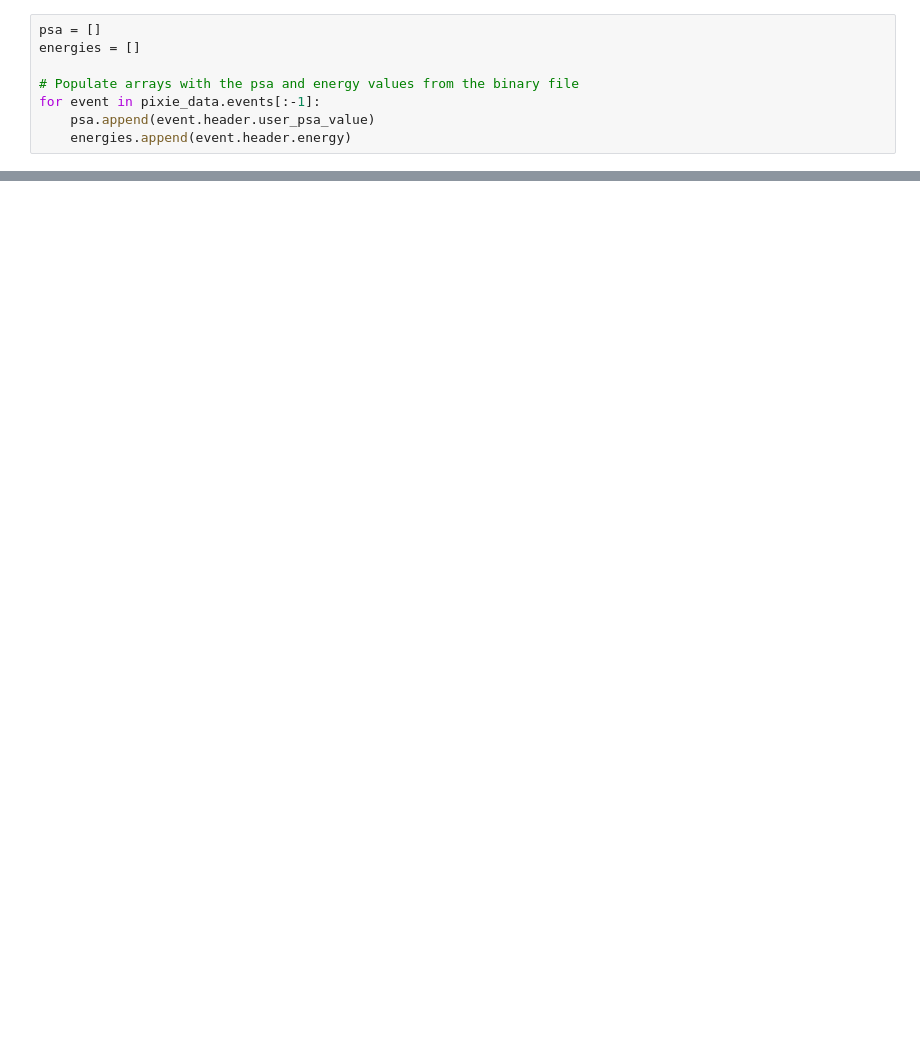
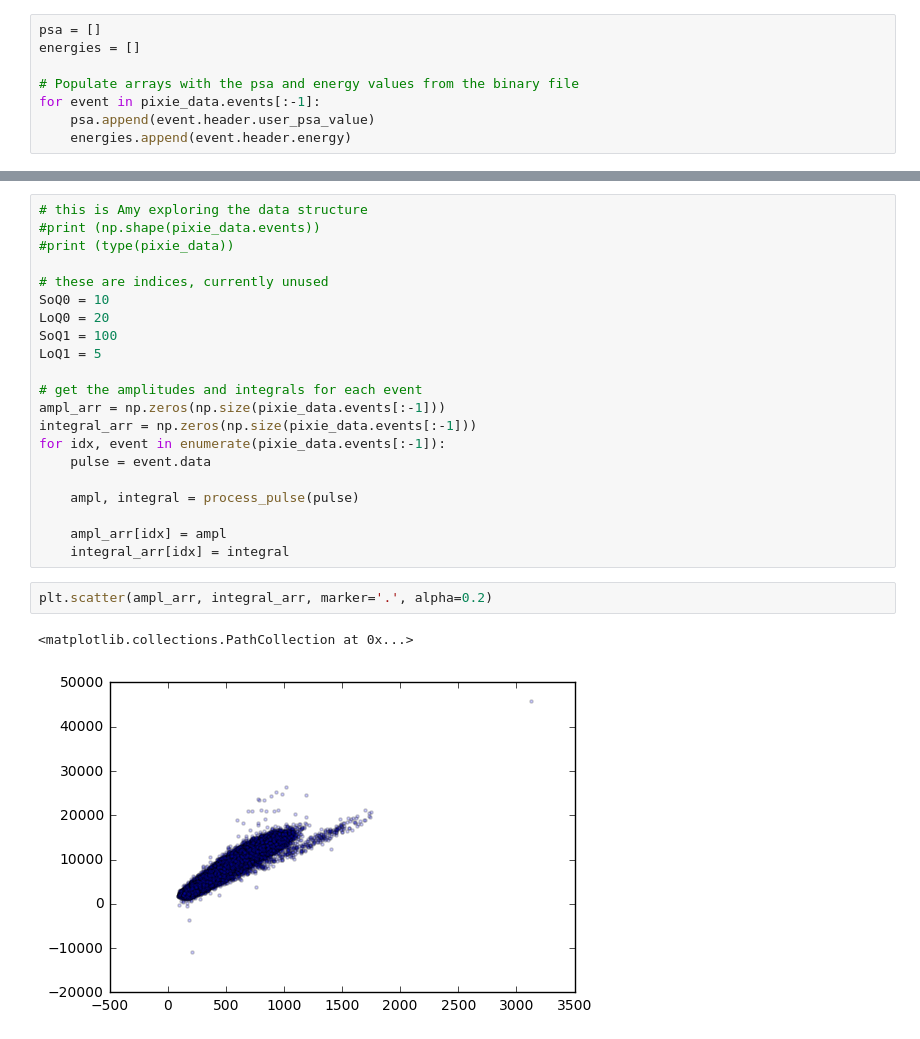
Before and after one commit to det-lab/xia, a Jupyter notebook: src/xia_analysis.ipynb, the cells around one changed output, grey strips where cells are left out. Drawn from its saved outputs; the diff is of its cells as text; blank space fills up the shorter version.

Commit message:
add some additional pulse analysis to xia_analysis.ipynb

```diff
--- a/src/xia_analysis.ipynb
+++ b/src/xia_analysis.ipynb
@@ -50,0 +100,26 @@ Event Number: 40279
+# %%
+# this is Amy exploring the data structure
+#print (np.shape(pixie_data.events))
+#print (type(pixie_data))
+
+# these are indices, currently unused
+SoQ0 = 10
+LoQ0 = 20
+SoQ1 = 100
+LoQ1 = 5
+
+# get the amplitudes and integrals for each event
+ampl_arr = np.zeros(np.size(pixie_data.events[:-1]))
+integral_arr = np.zeros(np.size(pixie_data.events[:-1]))
+for idx, event in enumerate(pixie_data.events[:-1]):
+    pulse = event.data
+
+    ampl, integral = process_pulse(pulse)
+
+    ampl_arr[idx] = ampl
+    integral_arr[idx] = integral
+# %%
+plt.scatter(ampl_arr, integral_arr, marker='.', alpha=0.2)
+# %% [output]
+<matplotlib.collections.PathCollection at 0x...>
+[figure, added]
```
Also changed, not shown: parts of 5 cells of this notebook, 1 other file.
